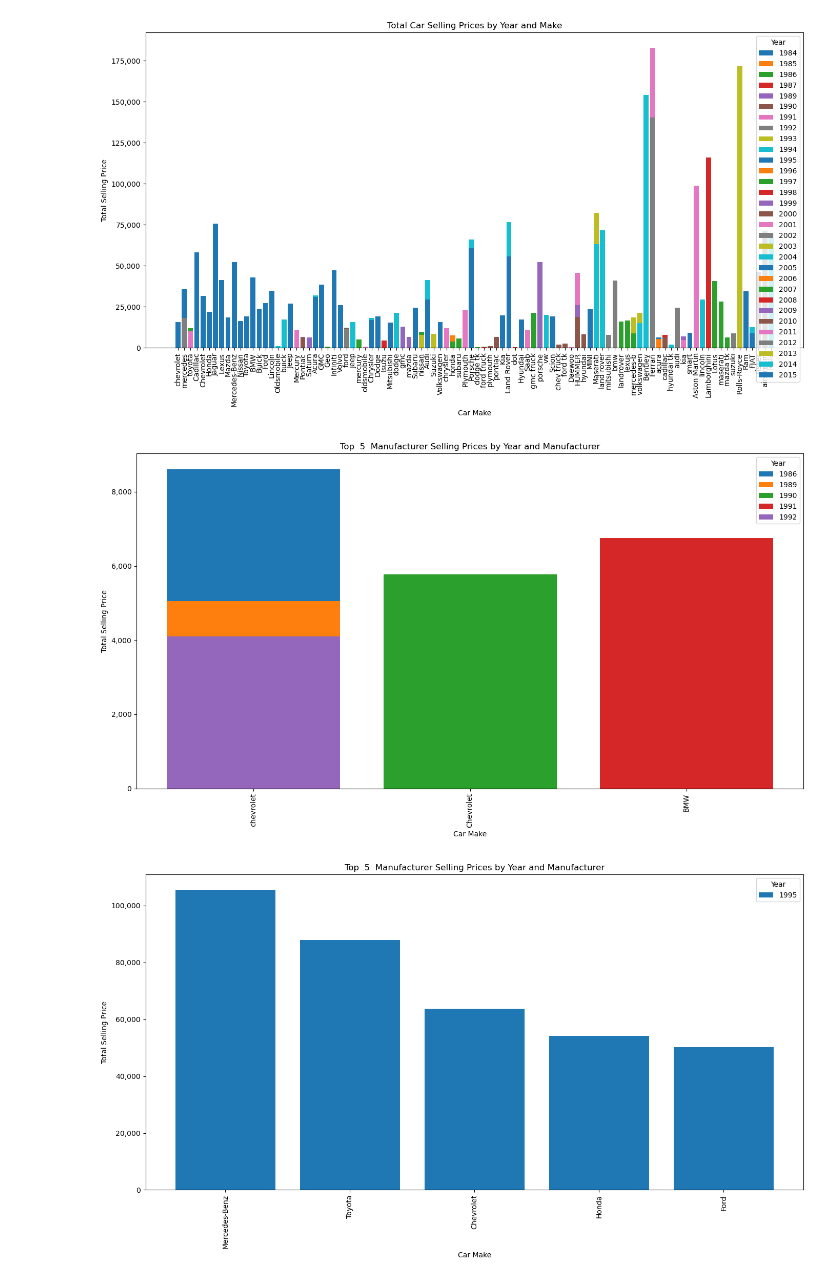
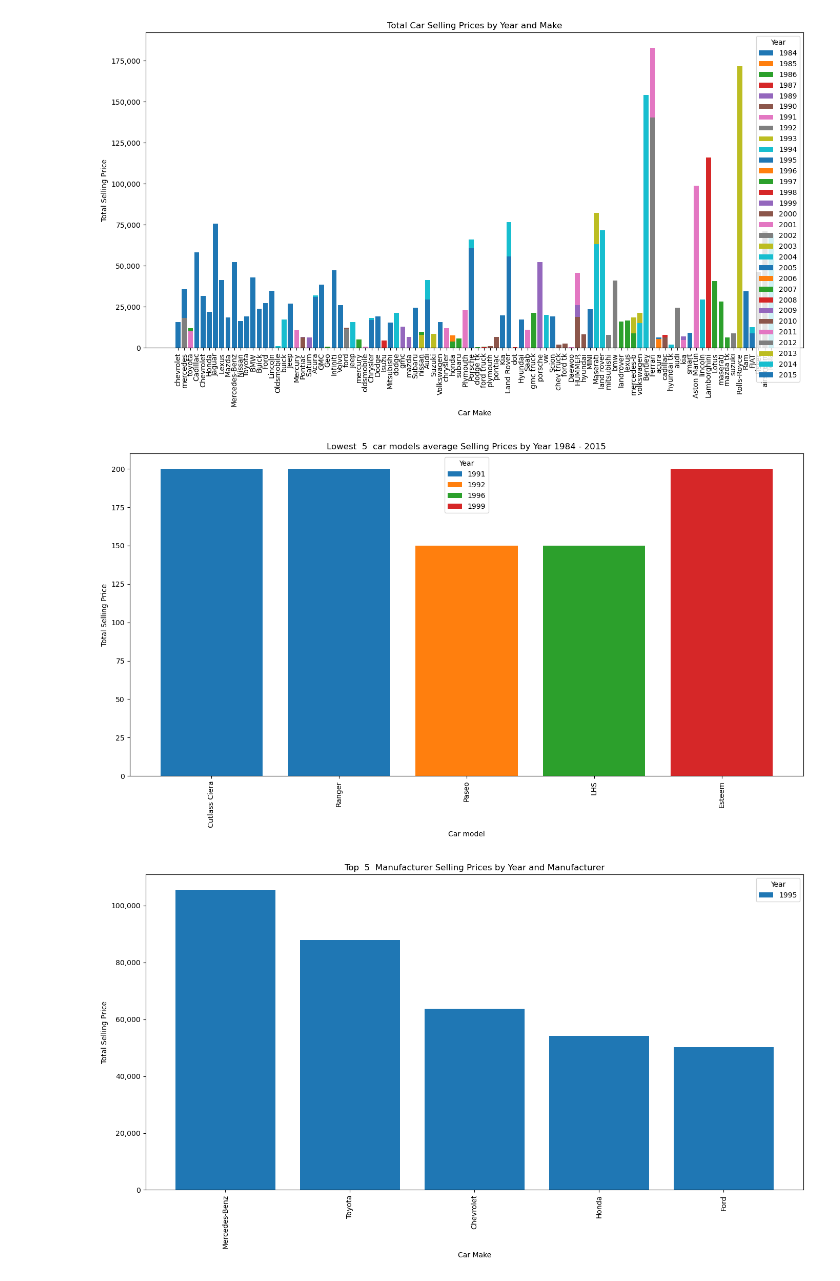
Before and after one commit to wihbit/used_car_market, a Jupyter notebook: Project_1_Chuckspart.ipynb, the cells around one changed output. Drawn from its saved outputs; the diff is of its cells as text; code cells hidden in the pictures.

```diff
--- a/Project_1_Chuckspart.ipynb
+++ b/Project_1_Chuckspart.ipynb
@@ -211 +234,26 @@ plt.show()
+# %%
+# Group by year and model, average selling prices
+grouped_data = sorted_car_sales_df.groupby(['year', 'model'])['sellingprice'].mean().reset_index()
+
+# Get the top 5 selling makes for each year
+top_5_makes = grouped_data.nsmallest(5, 'sellingprice')
+# %%
+# Plotting the data
+plt.figure(figsize=(14, 8))
+
+# Bar plot found this way to make the arguments more lined up and easy to read.
+for key, grp in top_5_makes.groupby('year'):
+    plt.bar(grp['model'], grp['sellingprice'], label=str(key))
+
+plt.xlabel('Car model')
+plt.ylabel('Total Selling Price')
+plt.title('Lowest  5  car models average Selling Prices by Year 1984 - 2015')
+plt.legend(title='Year')
+plt.gca().get_yaxis().set_major_formatter(plt.FuncFormatter(lambda x, loc: "{:,}".format(int(x))))
+plt.xticks(rotation=90)
+plt.tight_layout()
+
+plt.show()
+# %% [output]
+[figure, added]
 # %%
@@ -230,19 +276,0 @@ top_5_makes = grouped_data.nlargest(5, 'sellingprice')
-# %%
-# Plotting the data
-plt.figure(figsize=(14, 8))
-
-# Bar plot
-for key, grp in top_5_makes.groupby('year'):
-    plt.bar(grp['make'], grp['sellingprice'], label=str(key))
-
-plt.xlabel('Car Make')
-plt.ylabel('Total Selling Price')
-plt.title('Top  5  Manufacturer Selling Prices by Year and Manufacturer')
-plt.legend(title='Year')
-plt.gca().get_yaxis().set_major_formatter(plt.FuncFormatter(lambda x, loc: "{:,}".format(int(x))))
-plt.xticks(rotation=90)
-plt.tight_layout()
-
-plt.show()
-# %% [output]
-[figure, removed]
```
Also changed, not shown: parts of 20 cells of this notebook.
